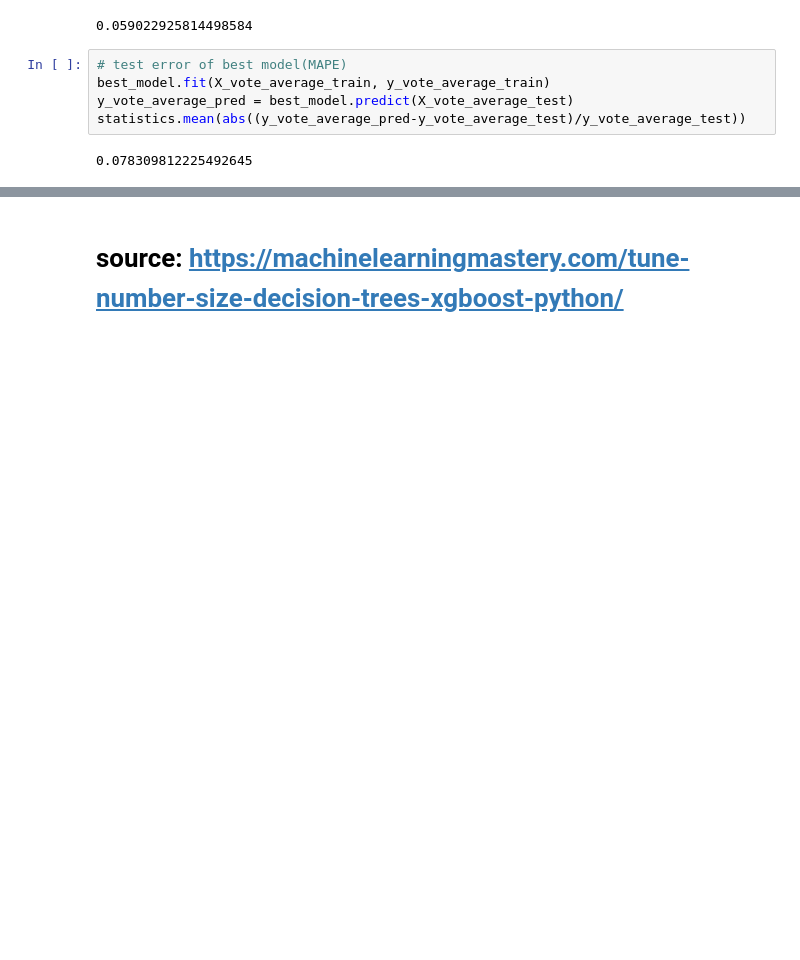
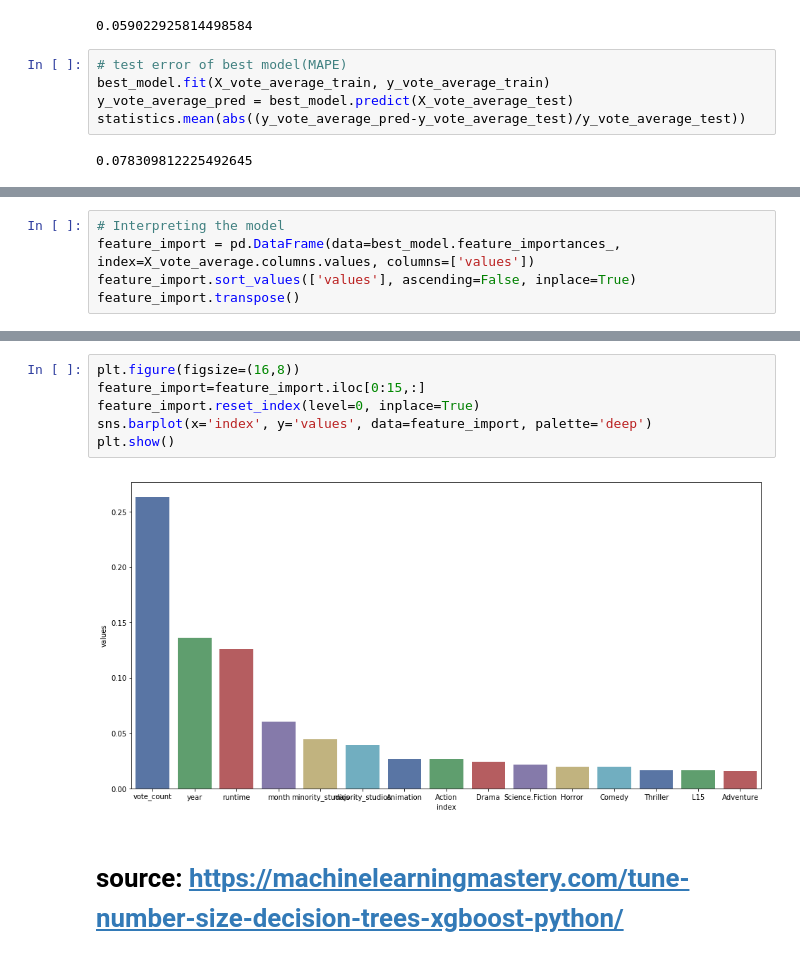
Before and after one commit to GR5291Group8/GR5291Group8, a Jupyter notebook: code/xgboost.ipynb, the cells around one changed output, grey strips where cells are left out. Cells and saved outputs as stored; diff of their text form; blank space fills up the shorter version.

```diff
--- a/code/xgboost.ipynb
+++ b/code/xgboost.ipynb
@@ -88,0 +102,5 @@ statistics.mean(abs((y_vote_average_pred-y_vote_average_test)/y_vote_average_tes
+# %%
+# Interpreting the model
+feature_import = pd.DataFrame(data=best_model.feature_importances_, index=X_vote_average.columns.values, columns=['values'])
+feature_import.sort_values(['values'], ascending=False, inplace=True)
+feature_import.transpose()
@@ -89,2 +130,10 @@ statistics.mean(abs((y_vote_average_pred-y_vote_average_test)/y_vote_average_tes
+# %%
+plt.figure(figsize=(16,8))
+feature_import=feature_import.iloc[0:15,:]
+feature_import.reset_index(level=0, inplace=True)
+sns.barplot(x='index', y='values', data=feature_import, palette='deep')
+plt.show()
+# %% [output]
+[figure, added]
 # %% [markdown]
 # source: https://machinelearningmastery.com/tune-number-size-decision-trees-xgboost-python/
```
Also changed, not shown: parts of 5 cells of this notebook, 2 other files.
